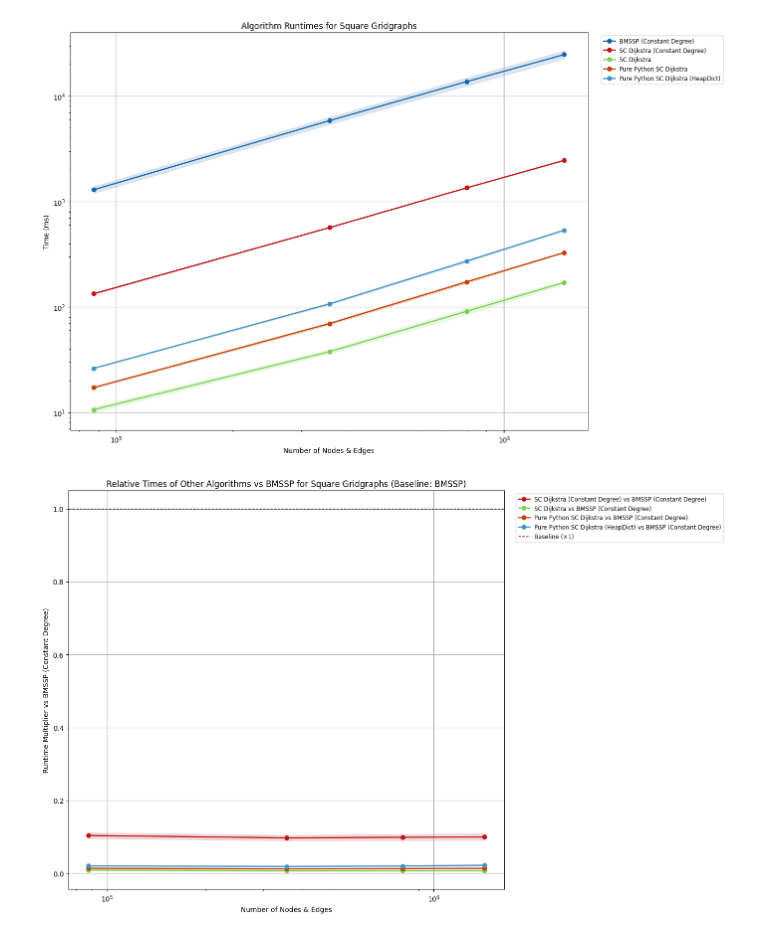
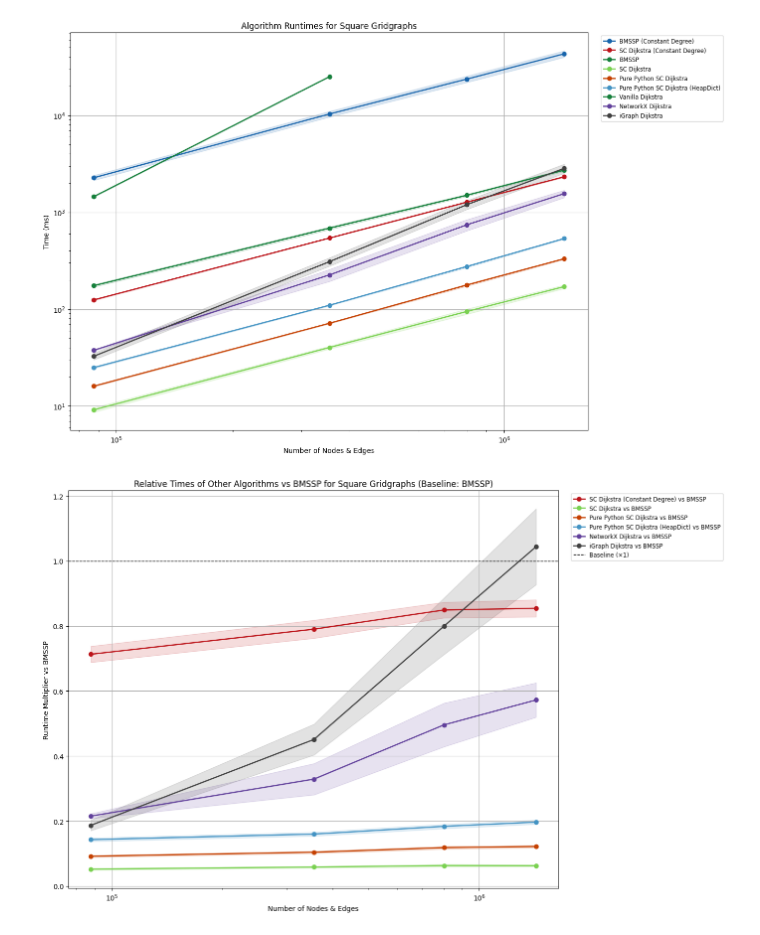
Before and after one commit to connor-makowski/bmsspy, a Jupyter notebook: benchmarking/charts.ipynb, the cells around one changed output. Cells and saved outputs as stored; diff of their text form; code cells hidden in the pictures.

```diff
--- a/benchmarking/charts.ipynb
+++ b/benchmarking/charts.ipynb
@@ -8,18 +8,20 @@ from scipy.optimize import curve_fit
 import numpy as np
 # %%
 algorithms = {
-    "bmssp_solve_time_ms": {"label": "BMSSP (Constant Degree)", "cmap": cm.Blues},
-    "bmssp_heap_solve_time_ms": {"label": "BMSSP Heap (Constant Degree)", "cmap": cm.Greens},
+    "bmssp_constant_degree_solve_time_ms": {"label": "BMSSP (Constant Degree)", "cmap": cm.Blues},
     "sc_dijkstra_constant_degree_time_ms": {"label": "SC Dijkstra (Constant Degree)", "cmap": cm.Reds},
+    "bmssp_solve_time_ms": {"label": "BMSSP", "cmap": cm.Greens},
     "sc_dijkstra_time_ms": {"label": "SC Dijkstra", "cmap": cm.viridis},
     "pure_python_sc_dijkstra_time_ms": {"label": "Pure Python SC Dijkstra", "cmap": cm.Oranges},
     "pure_python_heapdict_sc_dijkstra_time_ms": {"label": "Pure Python SC Dijkstra (HeapDict)", "cmap": cm.RdBu},
     "vanilla_dijkstra_time_ms": {"label": "Vanilla Dijkstra", "cmap": cm.Greens},
-    "nx_dijkstra_spantree_time_ms": {"label": "NetworkX Dijkstra", "cmap": cm.Purples},
-    "ig_spantree_time_ms": {"label": "iGraph Dijkstra", "cmap": cm.Greys}
+    "nx_dijkstra_time_ms": {"label": "NetworkX Dijkstra", "cmap": cm.Purples},
+    "ig_dijkstra_time_ms": {"label": "iGraph Dijkstra", "cmap": cm.Greys}
 }
 
 algorithms_no_vanilla = {k:v for k,v in algorithms.items() if k != "vanilla_dijkstra_time_ms"}
+algorithms_no_constant_degree = {k:v for k, v in algorithms.items() if 'constant_degree' not in k}
+algorithms_faster = {k:v for k, v in algorithms.items() if 'vanilla' not in k and 'bmssp_constant_degree_solve_time_ms' not in k}
 
 ITERATIONS_PER_CASE = 2
 # %%
@@ -168,7 +170,7 @@ def make_graph(data, title, scale="linear", algorithms=algorithms):
     plt.tight_layout()
     plt.show()
 # %%
-def make_relative_performance_graph(data, title, baseline_alg, scale="linear", algorithms=algorithms_no_vanilla):
+def make_relative_performance_graph(data, title, baseline_alg, scale="linear", algorithms=algorithms):
 
     if baseline_alg not in algorithms:
         raise ValueError(f"Invalid baseline algorithm: {baseline_alg}")
@@ -323,24 +325,22 @@ data = pamda.read_csv(filename="./outputs/algorithm_time_tests.csv")
 gridscale_data = pamda.read_csv(filename="./outputs/gridscale_time_tests.csv")
 # %%
 square_grid_data = [i for i in data if 'Square' in i['graph_name']]
-algorithms_ = {k:v for k, v in algorithms.items() if 'vanilla' not in k}
 
 make_aggregated_graph(
     square_grid_data,
     "Algorithm Runtimes for Square Gridgraphs",
     scale="log",
-    algorithms=algorithms_
 )
 make_relative_performance_graph(
     square_grid_data,
     "Relative Times of Other Algorithms vs BMSSP for Square Gridgraphs (Baseline: BMSSP)",
     baseline_alg="bmssp_solve_time_ms",
     scale="log",
-    algorithms=algorithms_
+    algorithms=algorithms_faster
 )
 # %% [output]
-[figure, old version]
+[figure, new version]
-[figure, old version]
+[figure, new version]
 # %%
 rectangular_grid_data = [i for i in data if 'Rectangular' in i['graph_name']]
 make_aggregated_graph(rectangular_grid_data, "Algorithm Runtimes for Rectangular Gridgraphs", scale="log")
```
Also changed, not shown: parts of 5 cells of this notebook, 16 other files.
